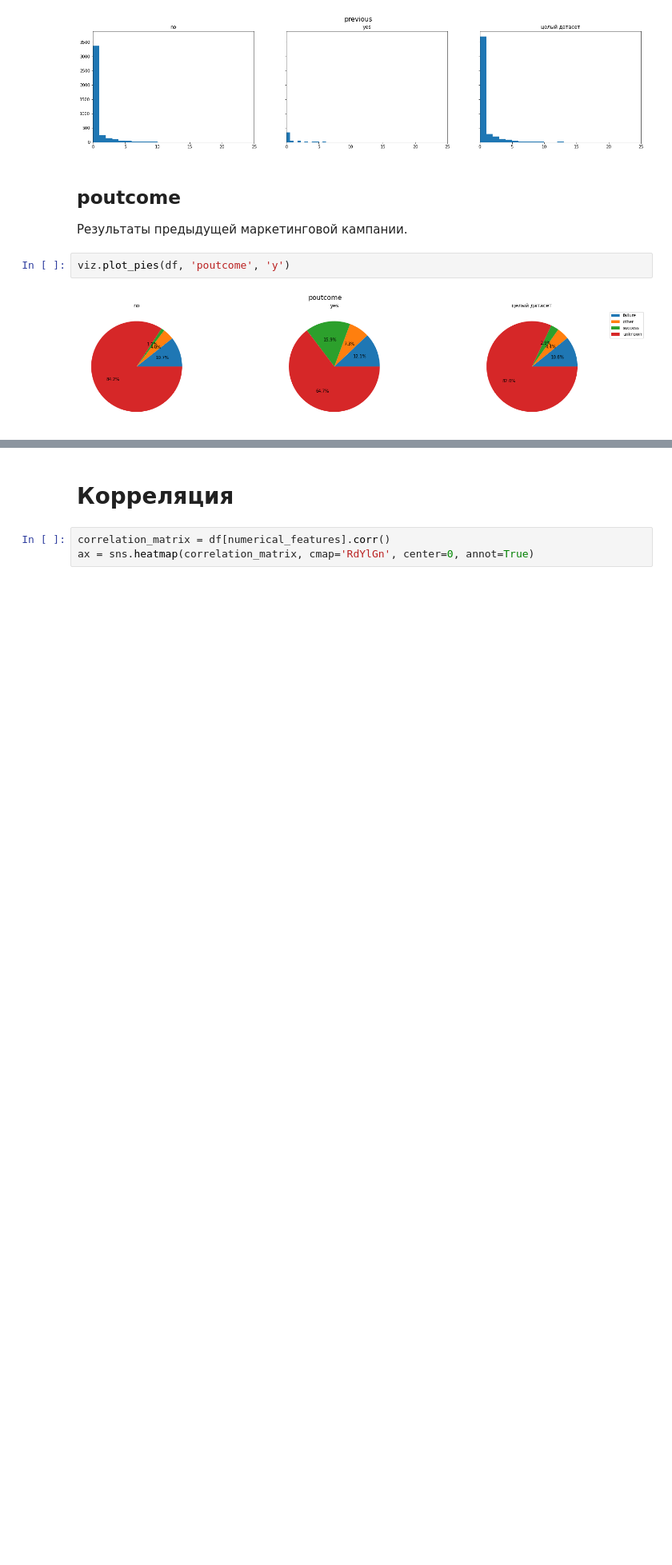
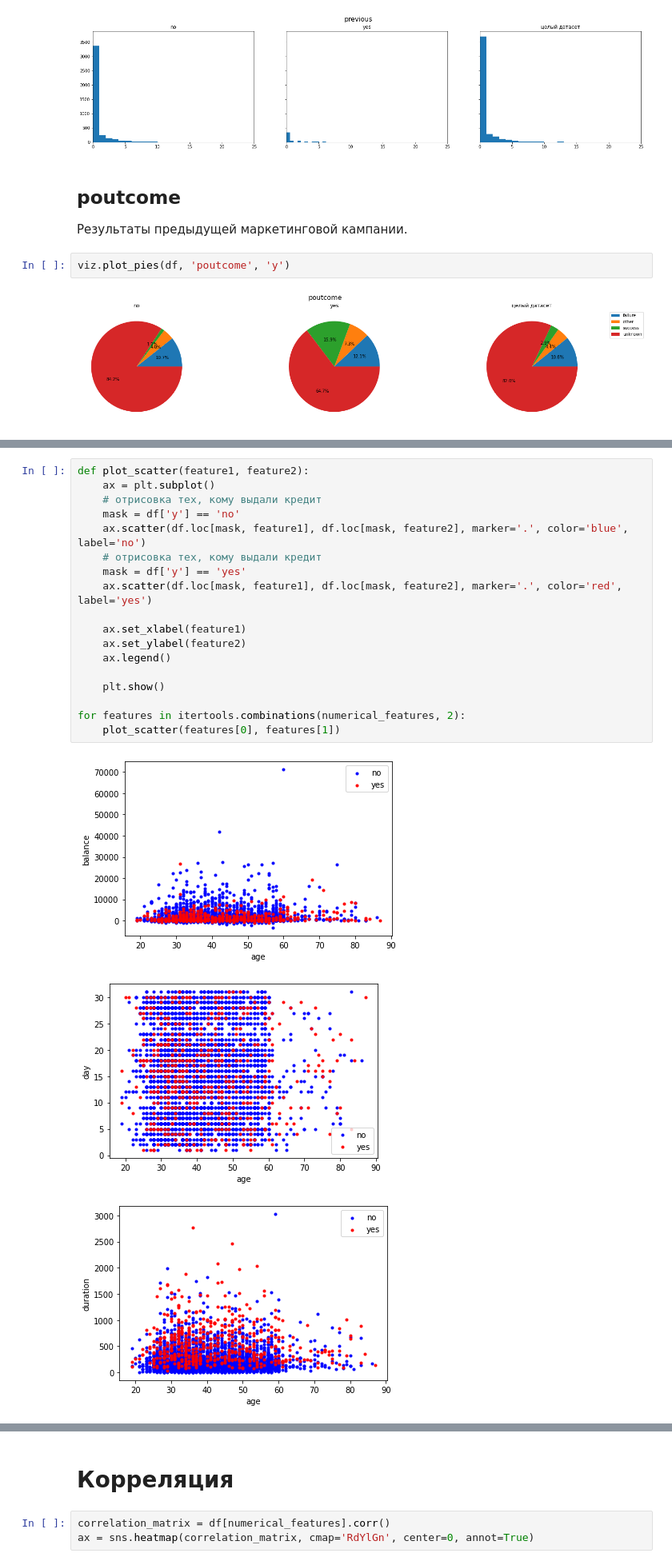
Before and after one commit to bringmetohappiness/IU3-Technologies-for-the-Design-of-Information-Systems-for-the-Big-Data-Analysis, a Jupyter notebook: Lab1.ipynb, the cells around one changed output, grey strips where cells are left out. Shown at 80% size. Drawn from its saved outputs; the diff is of its cells as text; blank space fills up the shorter version.

```diff
--- a/Lab1.ipynb
+++ b/Lab1.ipynb
@@ -233,0 +234,22 @@ viz.plot_pies(df, 'poutcome', 'y')
+# %%
+def plot_scatter(feature1, feature2):
+    ax = plt.subplot()
+    # отрисовка тех, кому выдали кредит
+    mask = df['y'] == 'no'
+    ax.scatter(df.loc[mask, feature1], df.loc[mask, feature2], marker='.', color='blue', label='no')
+    # отрисовка тех, кому выдали кредит
+    mask = df['y'] == 'yes'
+    ax.scatter(df.loc[mask, feature1], df.loc[mask, feature2], marker='.', color='red', label='yes')
+
+    ax.set_xlabel(feature1)
+    ax.set_ylabel(feature2)
+    ax.legend()
+
+    plt.show()
+
+for features in itertools.combinations(numerical_features, 2):
+    plot_scatter(features[0], features[1])
+# %% [output]
+[figure, added]
+[figure, added]
+[figure, added]
```
Also changed, not shown: parts of 13 cells of this notebook.
